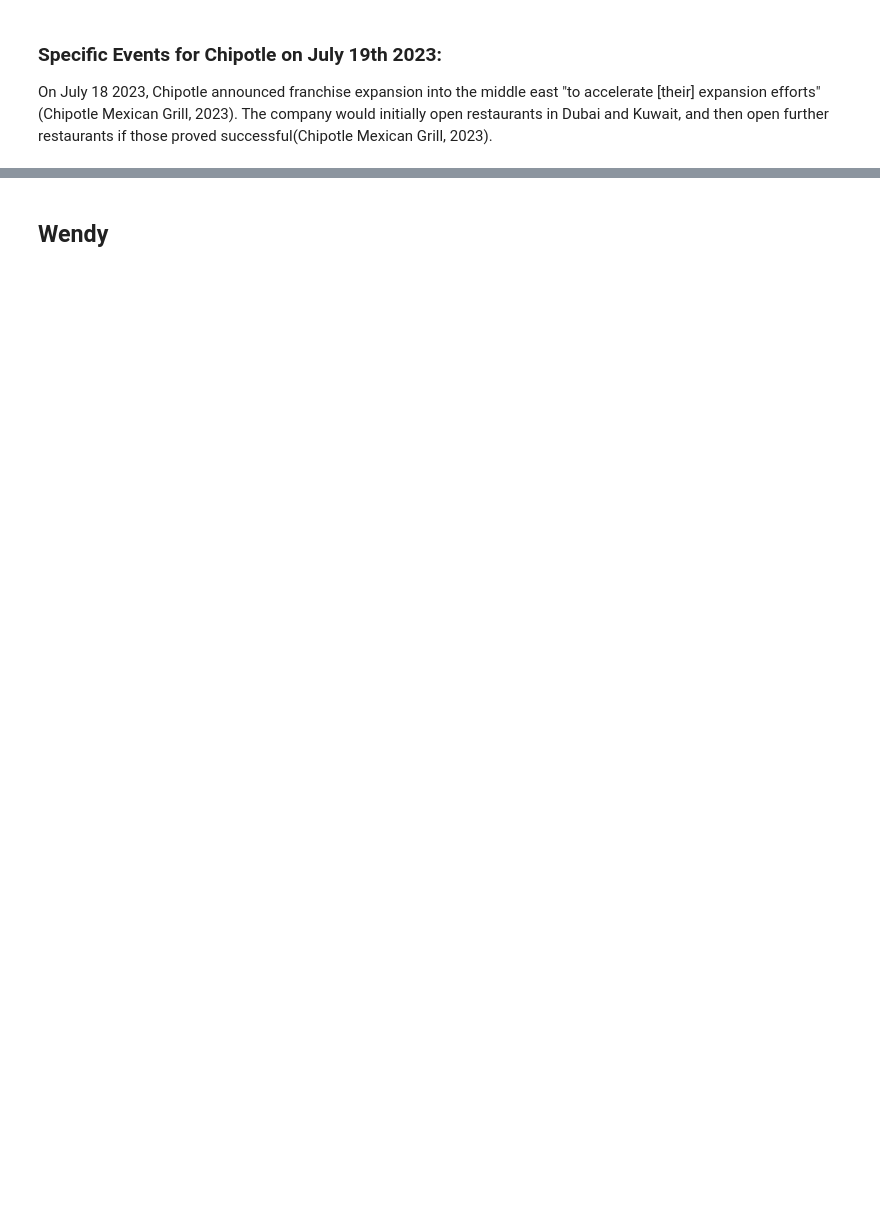
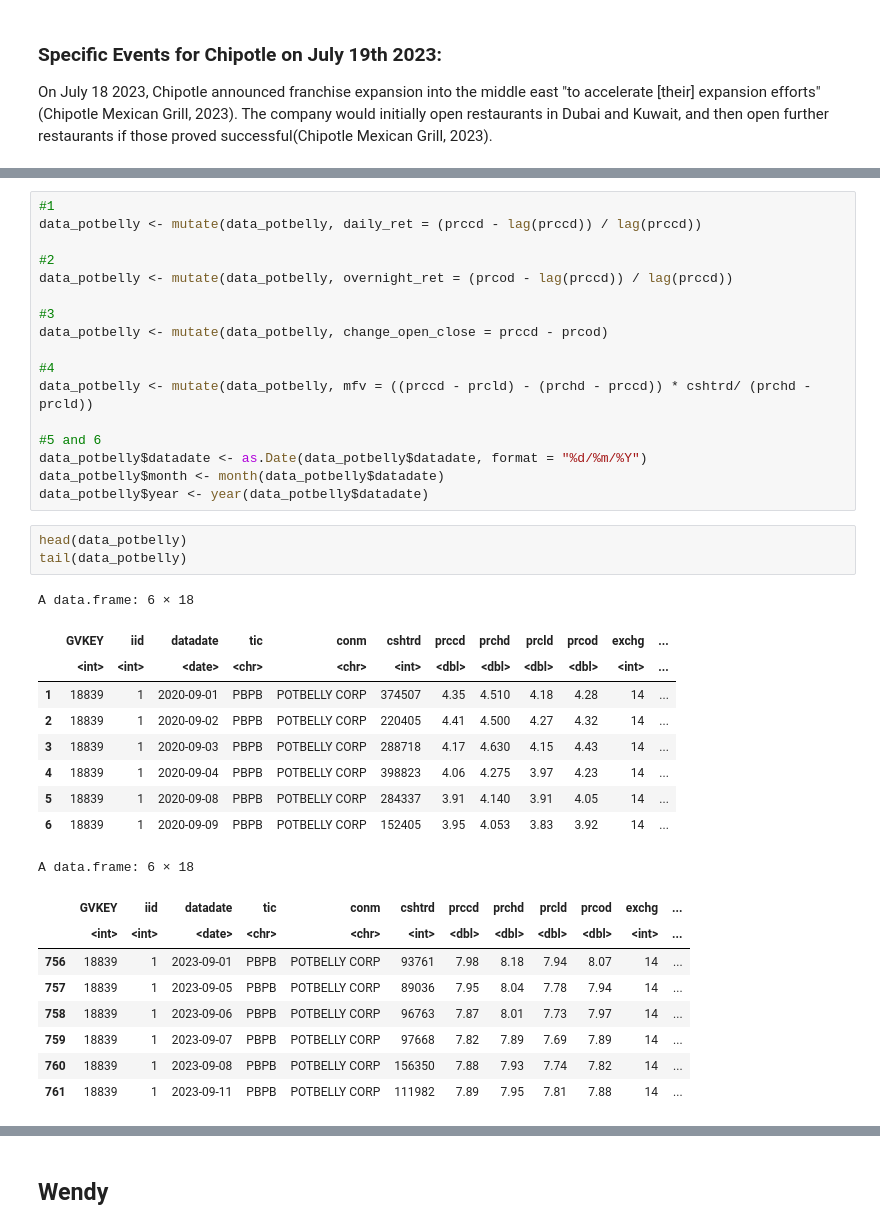
Before and after one commit to LiamHoogstad/Apps_R_HW1, a Jupyter notebook: MAIN_FILE.ipynb, the cells around one changed output, grey strips where cells are left out. Saved outputs shown, nothing was run; the diff lists cells and outputs as text; blank space fills up the shorter version.

```diff
--- a/MAIN_FILE.ipynb
+++ b/MAIN_FILE.ipynb
@@ -101,0 +280,39 @@ On July 18 2023, Chipotle announced franchise expansion into the middle east "to
+# %%
+#1
+data_potbelly <- mutate(data_potbelly, daily_ret = (prccd - lag(prccd)) / lag(prccd))
+
+#2
+data_potbelly <- mutate(data_potbelly, overnight_ret = (prcod - lag(prccd)) / lag(prccd))
+
+#3
+data_potbelly <- mutate(data_potbelly, change_open_close = prccd - prcod)
+
+#4
+data_potbelly <- mutate(data_potbelly, mfv = ((prccd - prcld) - (prchd - prccd)) * cshtrd/ (prchd - prcld))
+
+#5 and 6
+data_potbelly$datadate <- as.Date(data_potbelly$datadate, format = "%d/%m/%Y")
+data_potbelly$month <- month(data_potbelly$datadate)
+data_potbelly$year <- year(data_potbelly$datadate)
+# %%
+head(data_potbelly)
+tail(data_potbelly)
+# %% [output]
+A data.frame: 6 × 18
+|  | GVKEY | iid | datadate | tic | conm | cshtrd | prccd | prchd | prcld | prcod | exchg | ... |
+|  | <int> | <int> | <date> | <chr> | <chr> | <int> | <dbl> | <dbl> | <dbl> | <dbl> | <int> | ... |
+| 1 | 18839 | 1 | 2020-09-01 | PBPB | POTBELLY CORP | 374507 | 4.35 | 4.510 | 4.18 | 4.28 | 14 | ... |
+| 2 | 18839 | 1 | 2020-09-02 | PBPB | POTBELLY CORP | 220405 | 4.41 | 4.500 | 4.27 | 4.32 | 14 | ... |
+| 3 | 18839 | 1 | 2020-09-03 | PBPB | POTBELLY CORP | 288718 | 4.17 | 4.630 | 4.15 | 4.43 | 14 | ... |
+| 4 | 18839 | 1 | 2020-09-04 | PBPB | POTBELLY CORP | 398823 | 4.06 | 4.275 | 3.97 | 4.23 | 14 | ... |
+| 5 | 18839 | 1 | 2020-09-08 | PBPB | POTBELLY CORP | 284337 | 3.91 | 4.140 | 3.91 | 4.05 | 14 | ... |
+| 6 | 18839 | 1 | 2020-09-09 | PBPB | POTBELLY CORP | 152405 | 3.95 | 4.053 | 3.83 | 3.92 | 14 | ... |
+A data.frame: 6 × 18
+|  | GVKEY | iid | datadate | tic | conm | cshtrd | prccd | prchd | prcld | prcod | exchg | ... |
+|  | <int> | <int> | <date> | <chr> | <chr> | <int> | <dbl> | <dbl> | <dbl> | <dbl> | <int> | ... |
+| 756 | 18839 | 1 | 2023-09-01 | PBPB | POTBELLY CORP | 93761 | 7.98 | 8.18 | 7.94 | 8.07 | 14 | ... |
+| 757 | 18839 | 1 | 2023-09-05 | PBPB | POTBELLY CORP | 89036 | 7.95 | 8.04 | 7.78 | 7.94 | 14 | ... |
+| 758 | 18839 | 1 | 2023-09-06 | PBPB | POTBELLY CORP | 96763 | 7.87 | 8.01 | 7.73 | 7.97 | 14 | ... |
+| 759 | 18839 | 1 | 2023-09-07 | PBPB | POTBELLY CORP | 97668 | 7.82 | 7.89 | 7.69 | 7.89 | 14 | ... |
+| 760 | 18839 | 1 | 2023-09-08 | PBPB | POTBELLY CORP | 156350 | 7.88 | 7.93 | 7.74 | 7.82 | 14 | ... |
+| 761 | 18839 | 1 | 2023-09-11 | PBPB | POTBELLY CORP | 111982 | 7.89 | 7.95 | 7.81 | 7.88 | 14 | ... |
```
Also changed, not shown: parts of 47 cells of this notebook.
